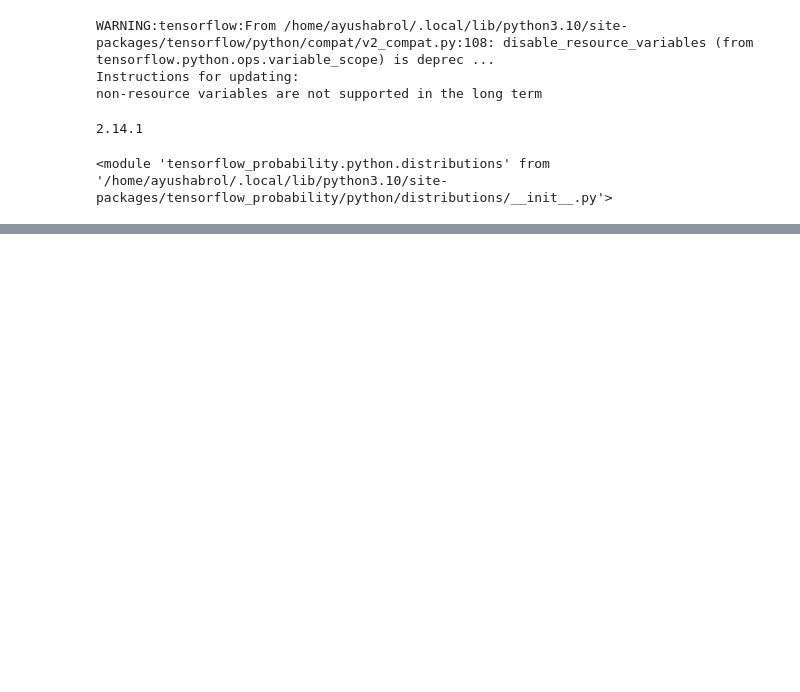
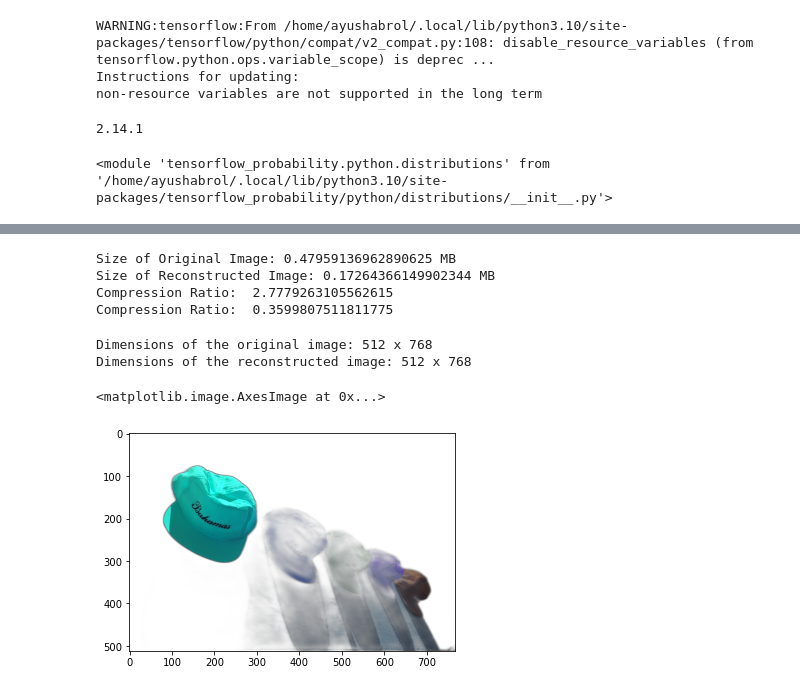
Before and after one commit to ayushabrol13/Asymmetric-Learned-Image-Compression-with-Multi-Scale-Residual-Block, a Jupyter notebook: main.ipynb, the cells around one changed output, grey strips where cells are left out. Saved outputs shown, nothing was run; the diff lists cells and outputs as text; code cells hidden in the pictures; blank space fills up the shorter version.

```diff
--- a/main.ipynb
+++ b/main.ipynb
@@ -1105,0 +1067,30 @@ the average time is nan
+# %%
+file_size_bytes_original = os.path.getsize(path_original_image)
+file_size_bytes_recon = os.path.getsize(path_recon_image)
+print("Size of Original Image:", file_size_bytes_original/2**20, "MB")
+print("Size of Reconstructed Image:", file_size_bytes_recon/2**20, "MB")
+print("Compression Ratio: ", file_size_bytes_original/file_size_bytes_recon)
+print("Compression Ratio: ", file_size_bytes_recon/file_size_bytes_original)
+# %% [output]
+Size of Original Image: 0.47959136962890625 MB
+Size of Reconstructed Image: 0.17264366149902344 MB
+Compression Ratio:  2.7779263105562615
+Compression Ratio:  0.3599807511811775
+# %%
+height, width = original_image.shape[:2]
+print("Dimensions of the original image:", height, "x", width)
+
+
+height, width = recon_image.shape[:2]
+print("Dimensions of the reconstructed image:", height, "x", width)
+# %% [output]
+Dimensions of the original image: 512 x 768
+Dimensions of the reconstructed image: 512 x 768
+# %%
+foreground_original_image = remove(original_image)
+foreground_recon_image = remove(recon_image)
+# %%
+plt.imshow(foreground_original_image)
+# %% [output]
+<matplotlib.image.AxesImage at 0x...>
+[figure, added]
```
Also changed, not shown: parts of 54 cells of this notebook, 1 other file.
